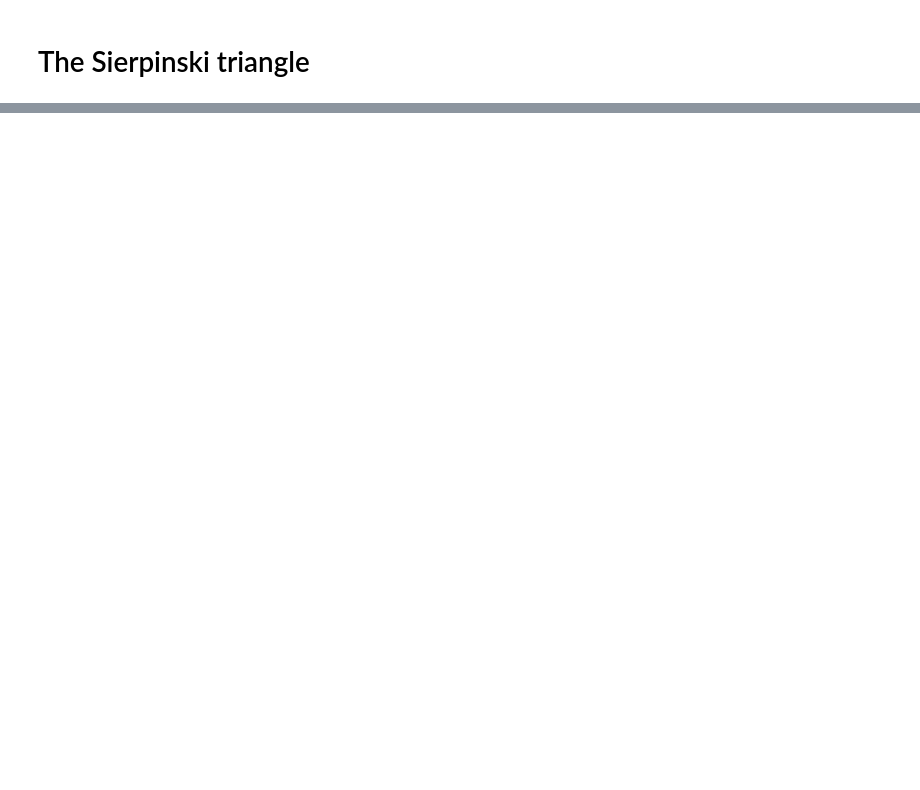
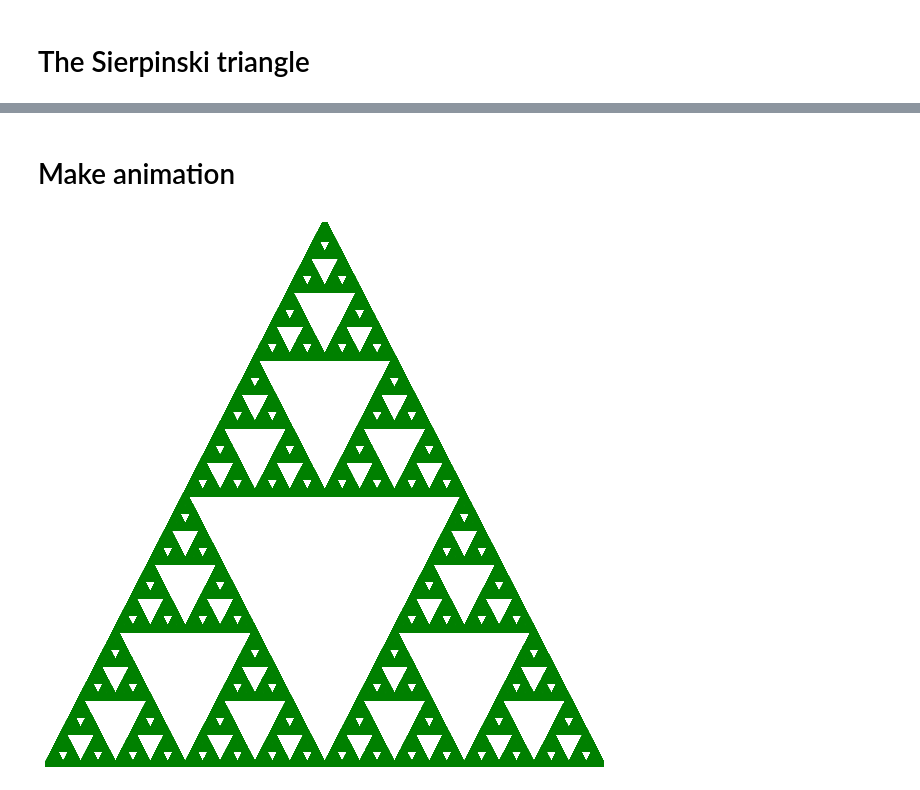
Before and after one commit to IlievskiV/Amusive-Blogging-N-Coding, a Jupyter notebook: Visualizations/sierpinski_triangle.ipynb, the cells around one changed output, grey strips where cells are left out. Drawn from its saved outputs; the diff is of its cells as text; code cells hidden in the pictures; blank space fills up the shorter version.

```diff
--- a/Visualizations/sierpinski_triangle.ipynb
+++ b/Visualizations/sierpinski_triangle.ipynb
@@ -66,0 +106,6 @@ generate_sierpinski_triangle(2000000)
+# %% [markdown]
+# Make animation
+# %%
+make_animation(sierpinski_triangle_2)
+# %% [output]
+[figure, added]
```
Also changed, not shown: parts of 8 cells of this notebook.
